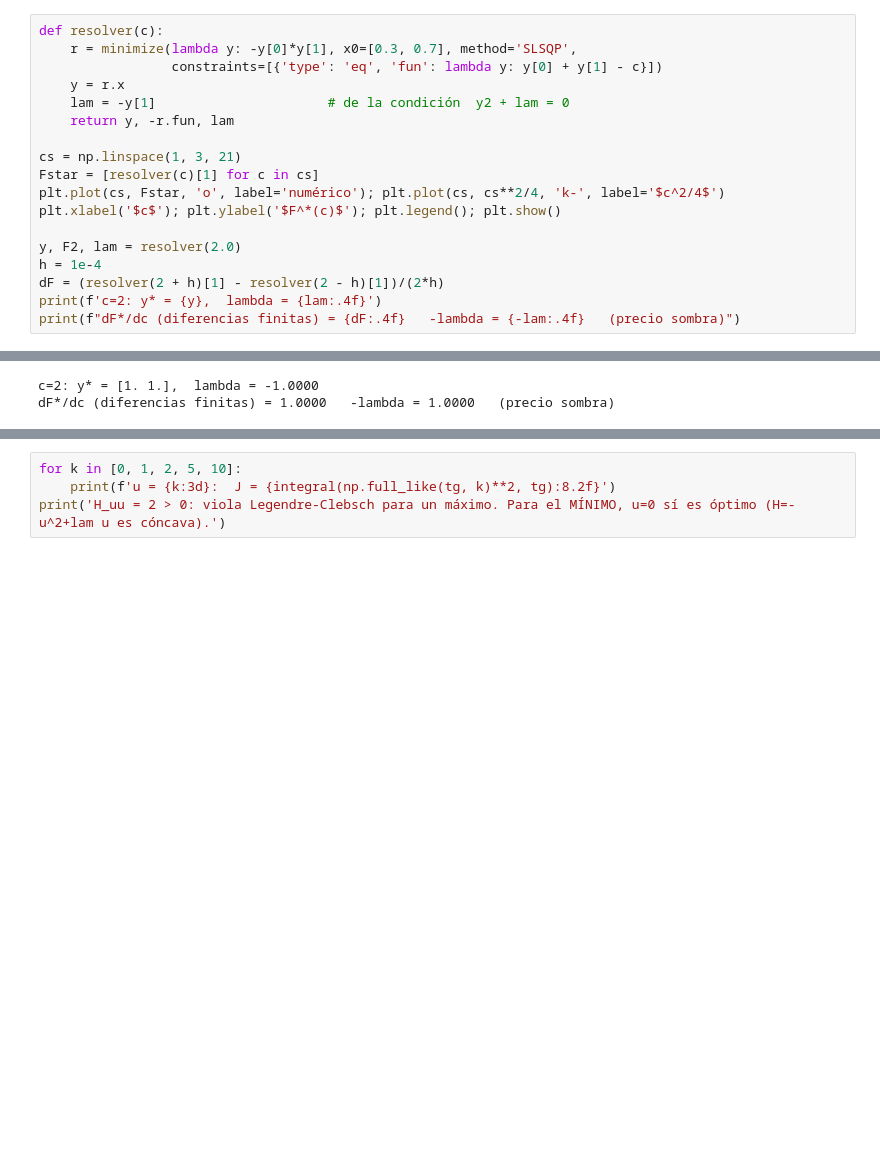
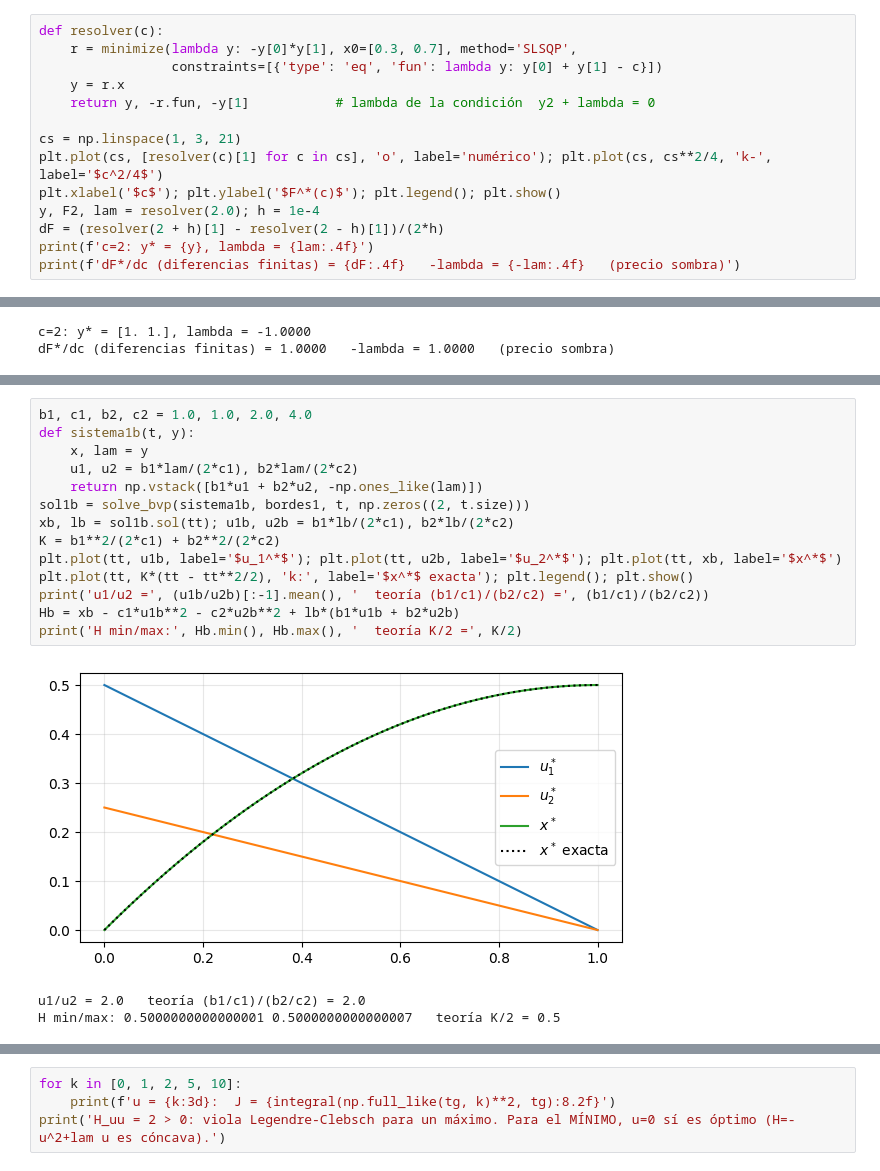
Before and after one commit to csfvega-arg/Colabs-materia-control, a Jupyter notebook: clase02.ipynb, the cells around one changed output, grey strips where cells are left out. Saved outputs shown, nothing was run; the diff lists cells and outputs as text; blank space fills up the shorter version.

```diff
--- a/clase02.ipynb
+++ b/clase02.ipynb
@@ -24,18 +28,14 @@ def resolver(c):
     r = minimize(lambda y: -y[0]*y[1], x0=[0.3, 0.7], method='SLSQP',
                  constraints=[{'type': 'eq', 'fun': lambda y: y[0] + y[1] - c}])
     y = r.x
-    lam = -y[1]                      # de la condición  y2 + lam = 0
-    return y, -r.fun, lam
+    return y, -r.fun, -y[1]           # lambda de la condición  y2 + lambda = 0
 
 cs = np.linspace(1, 3, 21)
-Fstar = [resolver(c)[1] for c in cs]
-plt.plot(cs, Fstar, 'o', label='numérico'); plt.plot(cs, cs**2/4, 'k-', label='$c^2/4$')
+plt.plot(cs, [resolver(c)[1] for c in cs], 'o', label='numérico'); plt.plot(cs, cs**2/4, 'k-', label='$c^2/4$')
 plt.xlabel('$c$'); plt.ylabel('$F^*(c)$'); plt.legend(); plt.show()
-
-y, F2, lam = resolver(2.0)
-h = 1e-4
+y, F2, lam = resolver(2.0); h = 1e-4
 dF = (resolver(2 + h)[1] - resolver(2 - h)[1])/(2*h)
-print(f'c=2: y* = {y},  lambda = {lam:.4f}')
-print(f"dF*/dc (diferencias finitas) = {dF:.4f}   -lambda = {-lam:.4f}   (precio sombra)")
+print(f'c=2: y* = {y}, lambda = {lam:.4f}')
+print(f'dF*/dc (diferencias finitas) = {dF:.4f}   -lambda = {-lam:.4f}   (precio sombra)')
 # %% [output]
 [figure]
@@ -76,0 +68,18 @@ H min / max: 0.25000000000000006 0.25000000000000033
+# %%
+b1, c1, b2, c2 = 1.0, 1.0, 2.0, 4.0
+def sistema1b(t, y):
+    x, lam = y
+    u1, u2 = b1*lam/(2*c1), b2*lam/(2*c2)
+    return np.vstack([b1*u1 + b2*u2, -np.ones_like(lam)])
+sol1b = solve_bvp(sistema1b, bordes1, t, np.zeros((2, t.size)))
+xb, lb = sol1b.sol(tt); u1b, u2b = b1*lb/(2*c1), b2*lb/(2*c2)
+K = b1**2/(2*c1) + b2**2/(2*c2)
+plt.plot(tt, u1b, label='$u_1^*$'); plt.plot(tt, u2b, label='$u_2^*$'); plt.plot(tt, xb, label='$x^*$')
+plt.plot(tt, K*(tt - tt**2/2), 'k:', label='$x^*$ exacta'); plt.legend(); plt.show()
+print('u1/u2 =', (u1b/u2b)[:-1].mean(), '  teoría (b1/c1)/(b2/c2) =', (b1/c1)/(b2/c2))
+Hb = xb - c1*u1b**2 - c2*u2b**2 + lb*(b1*u1b + b2*u2b)
+print('H min/max:', Hb.min(), Hb.max(), '  teoría K/2 =', K/2)
+# %% [output]
+[figure, added]
+u1/u2 = 2.0   teoría (b1/c1)/(b2/c2) = 2.0
+H min/max: 0.5000000000000001 0.5000000000000007   teoría K/2 = 0.5
```
Also changed, not shown: parts of 27 cells of this notebook.
